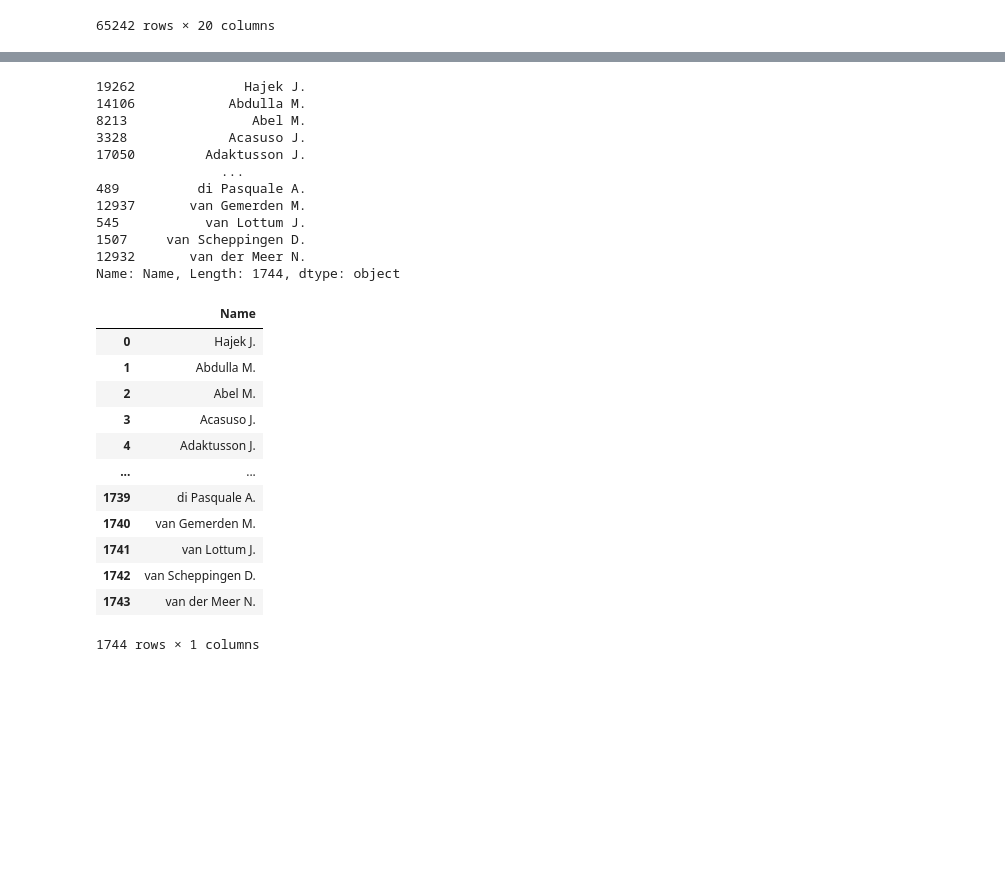
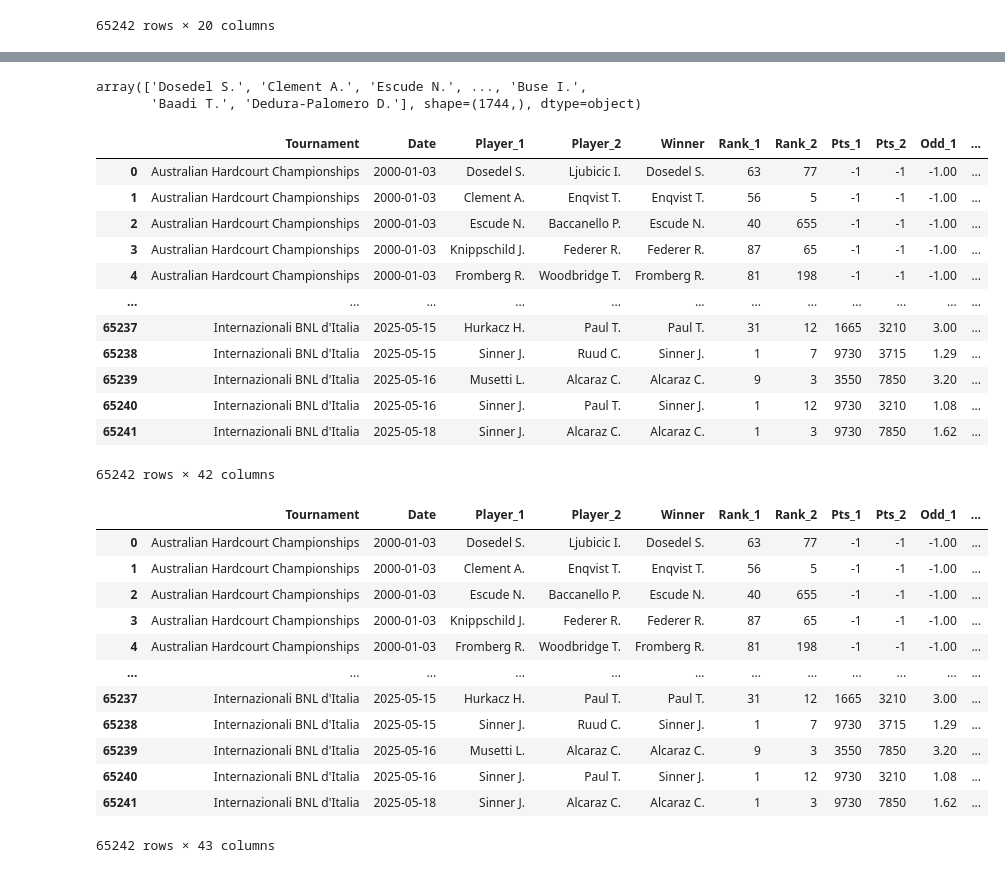
Before and after one commit to mgulbin13/atp-analysis, a Jupyter notebook: notebooks/eda.ipynb, the cells around one changed output, grey strips where cells are left out. Saved outputs shown, nothing was run; the diff lists cells and outputs as text; code cells hidden in the pictures; blank space fills up the shorter version.

```diff
--- a/notebooks/eda.ipynb
+++ b/notebooks/eda.ipynb
@@ -187,35 +184,29 @@ Length: 1744, dtype: object
-# %%
-# Sort by column: 0 (ascending)
-players_df = players_df.sort_values(ascending=True)
-# Rename column 0 to 'Name'
-players_df = players_df.rename('Name')
-players_df
-# %% [output]
-19262              Hajek J.
-14106            Abdulla M.
-8213                Abel M.
-3328             Acasuso J.
-17050         Adaktusson J.
-                ...
-489          di Pasquale A.
-12937       van Gemerden M.
-545           van Lottum J.
-1507     van Scheppingen D.
-12932       van der Meer N.
-Name: Name, Length: 1744, dtype: object
-# %%
-players_df.reset_index().drop(columns=['index'])
-# %% [output]
-|  | Name |
-| 0 | Hajek J. |
-| 1 | Abdulla M. |
-| 2 | Abel M. |
-| 3 | Acasuso J. |
-| 4 | Adaktusson J. |
-| ... | ... |
-| 1739 | di Pasquale A. |
-| 1740 | van Gemerden M. |
-| 1741 | van Lottum J. |
-| 1742 | van Scheppingen D. |
-| 1743 | van der Meer N. |
-1744 rows × 1 columns
+# %%
+all_players = pd.concat([df['Player_1'], df['Player_2']]).unique()
+# %%
+all_players
+# %% [output]
+array(['Dosedel S.', 'Clement A.', 'Escude N.', ..., 'Buse I.',
+       'Baadi T.', 'Dedura-Palomero D.'], shape=(1744,), dtype=object)
+# %%
+player_to_id = {player: idx for idx, player in enumerate(all_players)}
+# %%
+df["Player_1_id"] = df["Player_1"].map(player_to_id)
+df["Player_2_id"] = df["Player_2"].map(player_to_id)
+df["Winner_id"] = df["Winner"].map(player_to_id)
+# %%
+df
+# %% [output]
+|  | Tournament | Date | Player_1 | Player_2 | Winner | Rank_1 | Rank_2 | Pts_1 | Pts_2 | Odd_1 | ... |
+| 0 | Australian Hardcourt Championships | 2000-01-03 | Dosedel S. | Ljubicic I. | Dosedel S. | 63 | 77 | -1 | -1 | -1.00 | ... |
+| 1 | Australian Hardcourt Championships | 2000-01-03 | Clement A. | Enqvist T. | Enqvist T. | 56 | 5 | -1 | -1 | -1.00 | ... |
+| 2 | Australian Hardcourt Championships | 2000-01-03 | Escude N. | Baccanello P. | Escude N. | 40 | 655 | -1 | -1 | -1.00 | ... |
+| 3 | Australian Hardcourt Championships | 2000-01-03 | Knippschild J. | Federer R. | Federer R. | 87 | 65 | -1 | -1 | -1.00 | ... |
+| 4 | Australian Hardcourt Championships | 2000-01-03 | Fromberg R. | Woodbridge T. | Fromberg R. | 81 | 198 | -1 | -1 | -1.00 | ... |
+| ... | ... | ... | ... | ... | ... | ... | ... | ... | ... | ... | ... |
+| 65237 | Internazionali BNL d'Italia | 2025-05-15 | Hurkacz H. | Paul T. | Paul T. | 31 | 12 | 1665 | 3210 | 3.00 | ... |
+| 65238 | Internazionali BNL d'Italia | 2025-05-15 | Sinner J. | Ruud C. | Sinner J. | 1 | 7 | 9730 | 3715 | 1.29 | ... |
+| 65239 | Internazionali BNL d'Italia | 2025-05-16 | Musetti L. | Alcaraz C. | Alcaraz C. | 9 | 3 | 3550 | 7850 | 3.20 | ... |
+| 65240 | Internazionali BNL d'Italia | 2025-05-16 | Sinner J. | Paul T. | Sinner J. | 1 | 12 | 9730 | 3210 | 1.08 | ... |
+| 65241 | Internazionali BNL d'Italia | 2025-05-18 | Sinner J. | Alcaraz C. | Alcaraz C. | 1 | 3 | 9730 | 7850 | 1.62 | ... |
+65242 rows × 42 columns
@@ -221,0 +219,16 @@ players_df.reset_index().drop(columns=['index'])
+# %%
+df
+# %% [output]
+|  | Tournament | Date | Player_1 | Player_2 | Winner | Rank_1 | Rank_2 | Pts_1 | Pts_2 | Odd_1 | ... |
+| 0 | Australian Hardcourt Championships | 2000-01-03 | Dosedel S. | Ljubicic I. | Dosedel S. | 63 | 77 | -1 | -1 | -1.00 | ... |
+| 1 | Australian Hardcourt Championships | 2000-01-03 | Clement A. | Enqvist T. | Enqvist T. | 56 | 5 | -1 | -1 | -1.00 | ... |
+| 2 | Australian Hardcourt Championships | 2000-01-03 | Escude N. | Baccanello P. | Escude N. | 40 | 655 | -1 | -1 | -1.00 | ... |
+| 3 | Australian Hardcourt Championships | 2000-01-03 | Knippschild J. | Federer R. | Federer R. | 87 | 65 | -1 | -1 | -1.00 | ... |
+| 4 | Australian Hardcourt Championships | 2000-01-03 | Fromberg R. | Woodbridge T. | Fromberg R. | 81 | 198 | -1 | -1 | -1.00 | ... |
+| ... | ... | ... | ... | ... | ... | ... | ... | ... | ... | ... | ... |
+| 65237 | Internazionali BNL d'Italia | 2025-05-15 | Hurkacz H. | Paul T. | Paul T. | 31 | 12 | 1665 | 3210 | 3.00 | ... |
+| 65238 | Internazionali BNL d'Italia | 2025-05-15 | Sinner J. | Ruud C. | Sinner J. | 1 | 7 | 9730 | 3715 | 1.29 | ... |
+| 65239 | Internazionali BNL d'Italia | 2025-05-16 | Musetti L. | Alcaraz C. | Alcaraz C. | 9 | 3 | 3550 | 7850 | 3.20 | ... |
+| 65240 | Internazionali BNL d'Italia | 2025-05-16 | Sinner J. | Paul T. | Sinner J. | 1 | 12 | 9730 | 3210 | 1.08 | ... |
+| 65241 | Internazionali BNL d'Italia | 2025-05-18 | Sinner J. | Alcaraz C. | Alcaraz C. | 1 | 3 | 9730 | 7850 | 1.62 | ... |
+65242 rows × 43 columns
```
Also changed, not shown: parts of 6 cells of this notebook.
